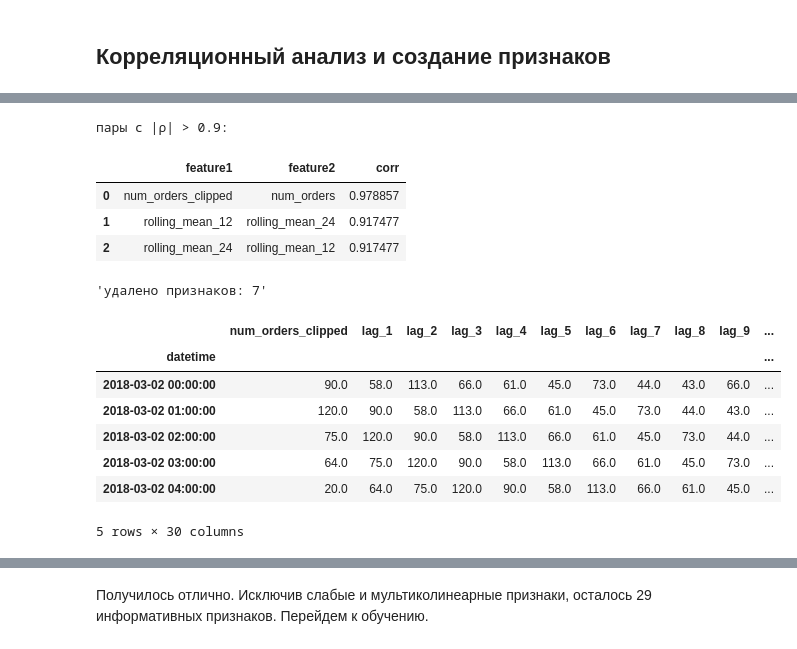
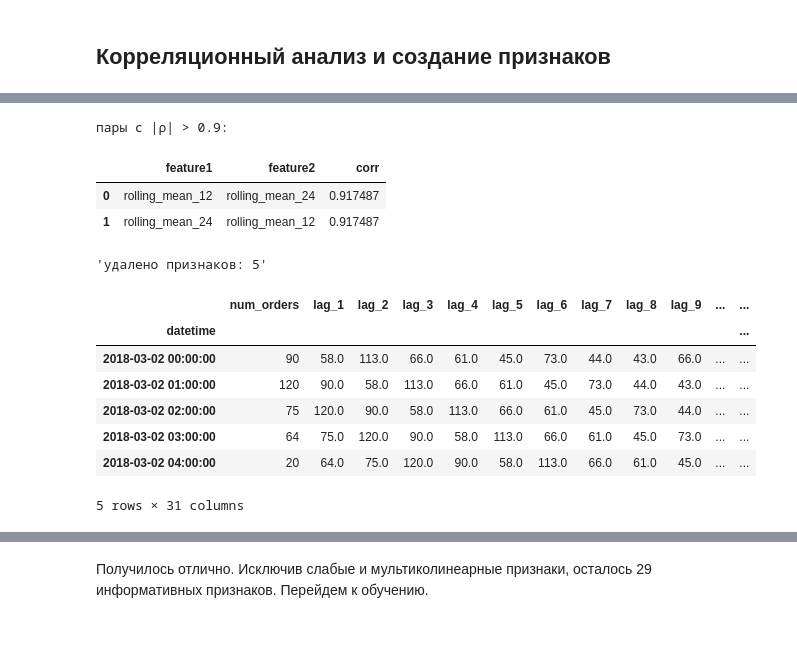
Before and after one commit to legonc/Study-TaxiOrderForecasting, a Jupyter notebook: Study-TaxiOrderForecasting.ipynb, the cells around one changed output, grey strips where cells are left out. Saved outputs shown, nothing was run; the diff lists cells and outputs as text; code cells hidden in the pictures.

```diff
--- a/Study-TaxiOrderForecasting.ipynb
+++ b/Study-TaxiOrderForecasting.ipynb
@@ -448,4 +413,7 @@ memory usage: 1.3 MB
 # %% [markdown]
 ## Корреляционный анализ и создание признаков
+# %%
+# Создание признаков
+df_new = create_features(df)
 # %%
 # выбор числовых признаков
@@ -463,54 +431,53 @@ plt.show()
 # %%
 # выбор числовых признаков
-numeric_cols = df.select_dtypes(include=['int64', 'int32', 'float64']).columns
-corr_matrix = df[numeric_cols].corr()
+numeric_cols = df_new.select_dtypes(include=['int64', 'int32', 'float64']).columns
+corr_matrix = df_new[numeric_cols].corr()
 
 # фильтрация высокой корреляции (|ρ| > 0.9, исключая диагональ и целевую)
 high_corr = corr_matrix[(abs(corr_matrix) > 0.9) & (corr_matrix != 1) &
-                       (corr_matrix.index != 'num_orders_clipped') &
-                       (corr_matrix.columns != 'num_orders_clipped')]
+                       (corr_matrix.index != 'num_orders') &
+                       (corr_matrix.columns != 'num_orders')]
 
 # отбор пар с высокой корреляцией
 pairs = high_corr.stack().reset_index()
 pairs = pairs[pairs[0] != 0]  # удаление нулевых
 pairs.columns = ['feature1', 'feature2', 'corr']
 
 # отображение пар
 print('пары с |ρ| > 0.9:')
 display(pairs)
 
 # удаление одного из пары
 cols_to_drop_high = set(pairs['feature2'])
 
 # слабая корреляция с целевой (|ρ| < 0.1 с num_orders_clipped)
-target_corr = corr_matrix['num_orders_clipped'][abs(corr_matrix['num_orders_clipped']) < 0.1]
-cols_to_drop_low = set(target_corr.index) - {'num_orders_clipped'}  # исключаем целевую
+target_corr = corr_matrix['num_orders'][abs(corr_matrix['num_orders']) < 0.1]
+cols_to_drop_low = set(target_corr.index) - {'num_orders'}  # исключаем целевую
 
 # объединение списков удаления
 cols_to_drop = cols_to_drop_high.union(cols_to_drop_low)
 
 # удаление
-df_clean = df.drop(columns=list(cols_to_drop))
+df_clean = df_new.drop(columns=list(cols_to_drop))
 display(f'удалено признаков: {len(cols_to_drop)}')
 
 # отображение очищенного df
 display(df_clean.head())
 df_clean.info()
 # %% [output]
 пары с |ρ| > 0.9:
 |  | feature1 | feature2 | corr |
-| 0 | num_orders_clipped | num_orders | 0.978857 |
-| 1 | rolling_mean_12 | rolling_mean_24 | 0.917477 |
-| 2 | rolling_mean_24 | rolling_mean_12 | 0.917477 |
+| 0 | rolling_mean_12 | rolling_mean_24 | 0.917487 |
+| 1 | rolling_mean_24 | rolling_mean_12 | 0.917487 |
-'удалено признаков: 7'
+'удалено признаков: 5'
-|  | num_orders_clipped | lag_1 | lag_2 | lag_3 | lag_4 | lag_5 | lag_6 | lag_7 | lag_8 | lag_9 | ... |
-| datetime |  |  |  |  |  |  |  |  |  |  | ... |
-| 2018-03-02 00:00:00 | 90.0 | 58.0 | 113.0 | 66.0 | 61.0 | 45.0 | 73.0 | 44.0 | 43.0 | 66.0 | ... |
-| 2018-03-02 01:00:00 | 120.0 | 90.0 | 58.0 | 113.0 | 66.0 | 61.0 | 45.0 | 73.0 | 44.0 | 43.0 | ... |
-| 2018-03-02 02:00:00 | 75.0 | 120.0 | 90.0 | 58.0 | 113.0 | 66.0 | 61.0 | 45.0 | 73.0 | 44.0 | ... |
-| 2018-03-02 03:00:00 | 64.0 | 75.0 | 120.0 | 90.0 | 58.0 | 113.0 | 66.0 | 61.0 | 45.0 | 73.0 | ... |
-| 2018-03-02 04:00:00 | 20.0 | 64.0 | 75.0 | 120.0 | 90.0 | 58.0 | 113.0 | 66.0 | 61.0 | 45.0 | ... |
+|  | num_orders | lag_1 | lag_2 | lag_3 | lag_4 | lag_5 | lag_6 | lag_7 | lag_8 | lag_9 | ... | ... |
+| datetime |  |  |  |  |  |  |  |  |  |  |  | ... |
+| 2018-03-02 00:00:00 | 90 | 58.0 | 113.0 | 66.0 | 61.0 | 45.0 | 73.0 | 44.0 | 43.0 | 66.0 | ... | ... |
+| 2018-03-02 01:00:00 | 120 | 90.0 | 58.0 | 113.0 | 66.0 | 61.0 | 45.0 | 73.0 | 44.0 | 43.0 | ... | ... |
+| 2018-03-02 02:00:00 | 75 | 120.0 | 90.0 | 58.0 | 113.0 | 66.0 | 61.0 | 45.0 | 73.0 | 44.0 | ... | ... |
+| 2018-03-02 03:00:00 | 64 | 75.0 | 120.0 | 90.0 | 58.0 | 113.0 | 66.0 | 61.0 | 45.0 | 73.0 | ... | ... |
+| 2018-03-02 04:00:00 | 20 | 64.0 | 75.0 | 120.0 | 90.0 | 58.0 | 113.0 | 66.0 | 61.0 | 45.0 | ... | ... |
-5 rows × 30 columns
+5 rows × 31 columns
 <class 'pandas.core.frame.DataFrame'>
 DatetimeIndex: 4392 entries, 2018-03-02 00:00:00 to 2018-08-31 23:00:00
 Freq: H
```
Also changed, not shown: parts of 43 cells of this notebook, 1 other file.
